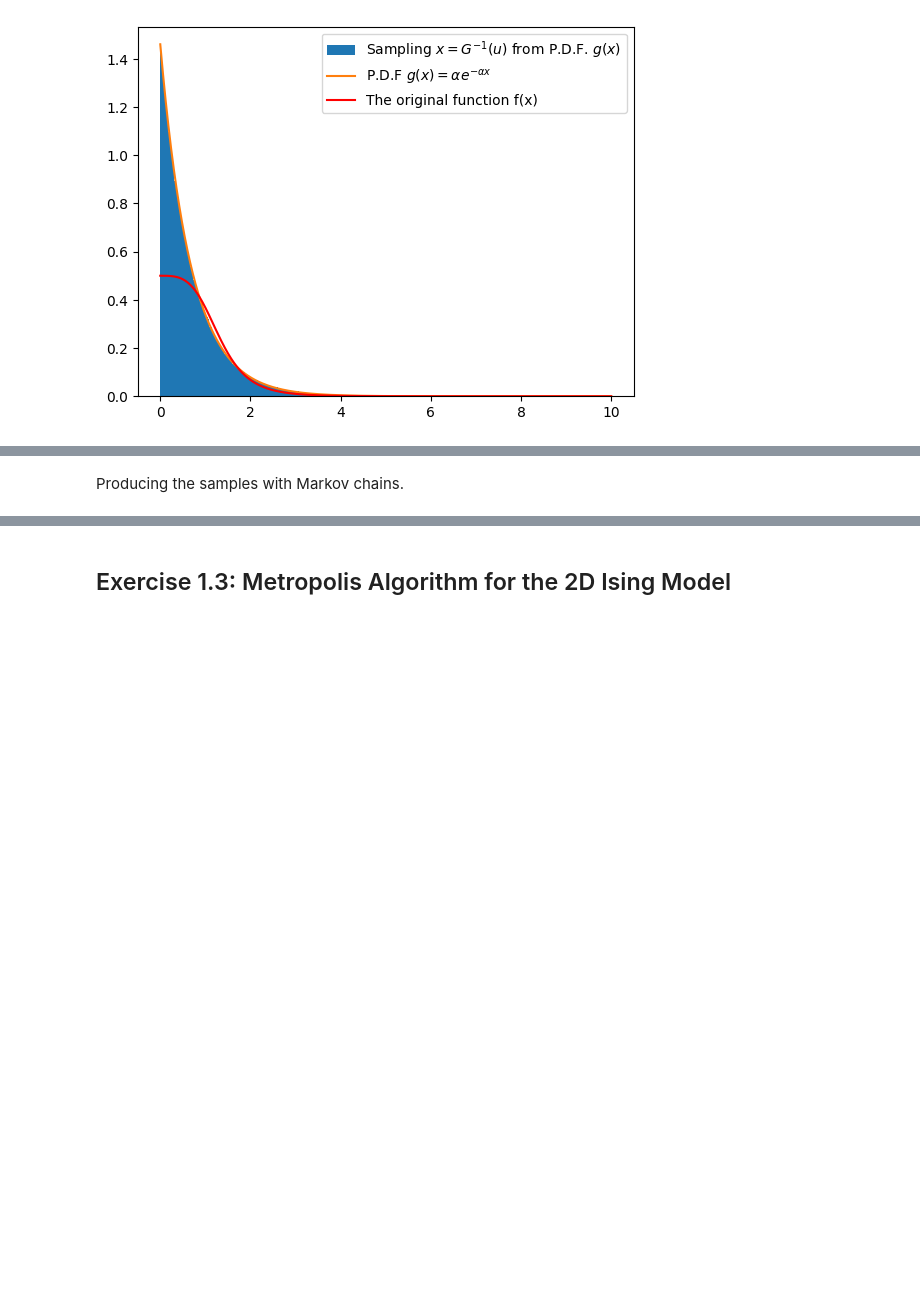
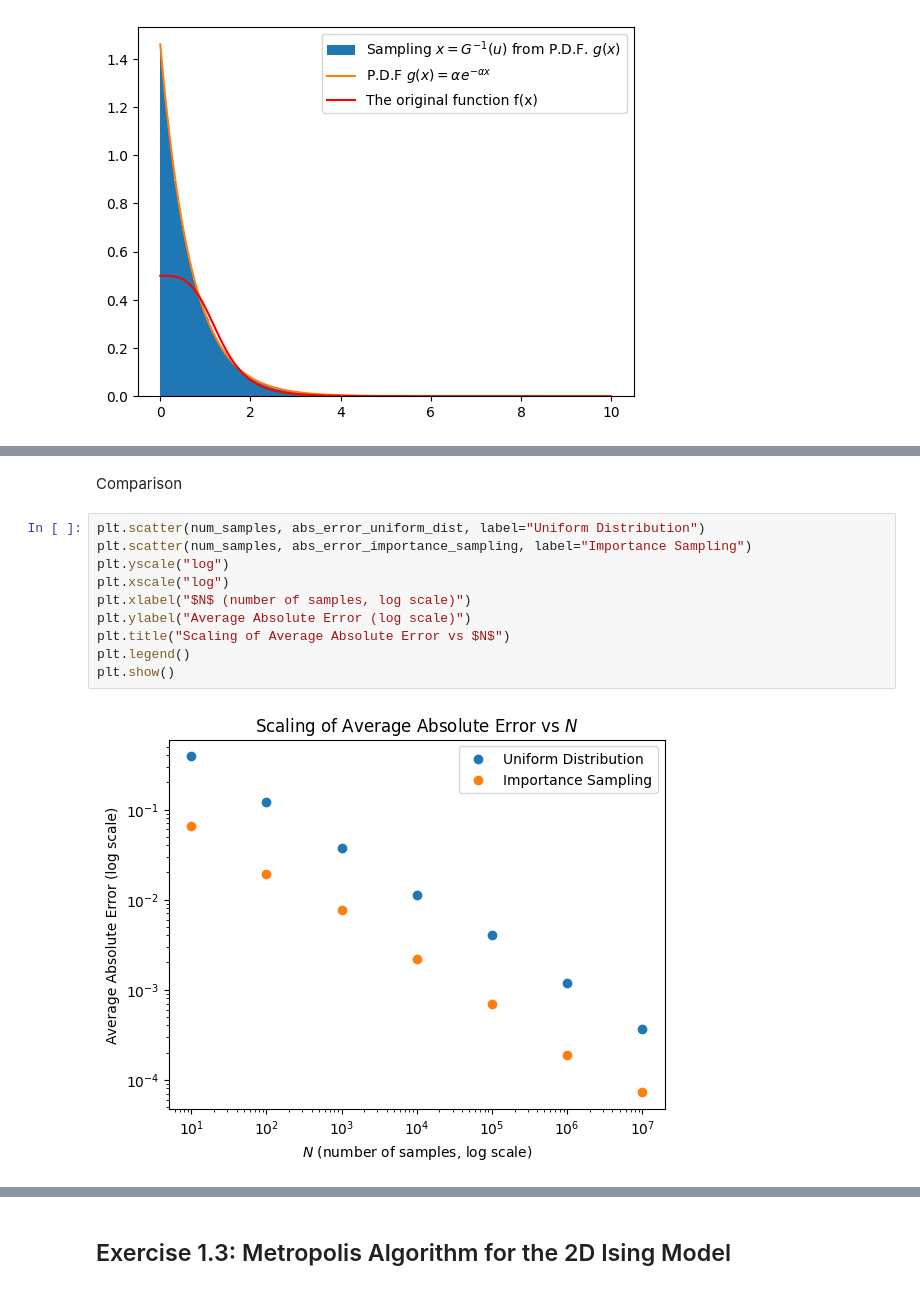
Before and after one commit to ericardomuten/TUM-PH2264, a Jupyter notebook: 1_classical_montecarlo/hw1_sub.ipynb, the cells around one changed output, grey strips where cells are left out. Saved outputs shown, nothing was run; the diff lists cells and outputs as text; blank space fills up the shorter version.

```diff
--- a/1_classical_montecarlo/hw1_sub.ipynb
+++ b/1_classical_montecarlo/hw1_sub.ipynb
@@ -413,2 +408,14 @@ plt.show()
-# %% [markdown]
-Producing the samples with Markov chains.
+# %% [markdown]
+Comparison
+# %%
+plt.scatter(num_samples, abs_error_uniform_dist, label="Uniform Distribution")
+plt.scatter(num_samples, abs_error_importance_sampling, label="Importance Sampling")
+plt.yscale("log")
+plt.xscale("log")
+plt.xlabel("$N$ (number of samples, log scale)")
+plt.ylabel("Average Absolute Error (log scale)")
+plt.title("Scaling of Average Absolute Error vs $N$")
+plt.legend()
+plt.show()
+# %% [output]
+[figure, added]
```
Also changed, not shown: parts of 8 cells of this notebook.
